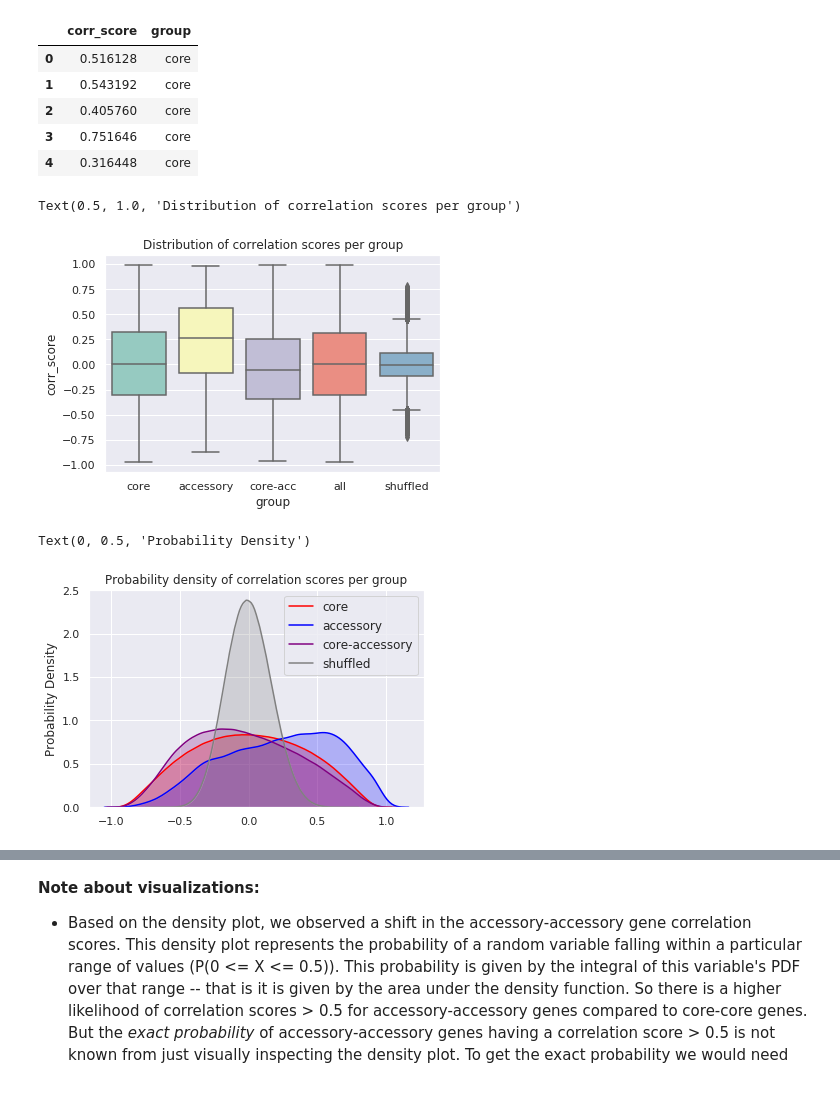
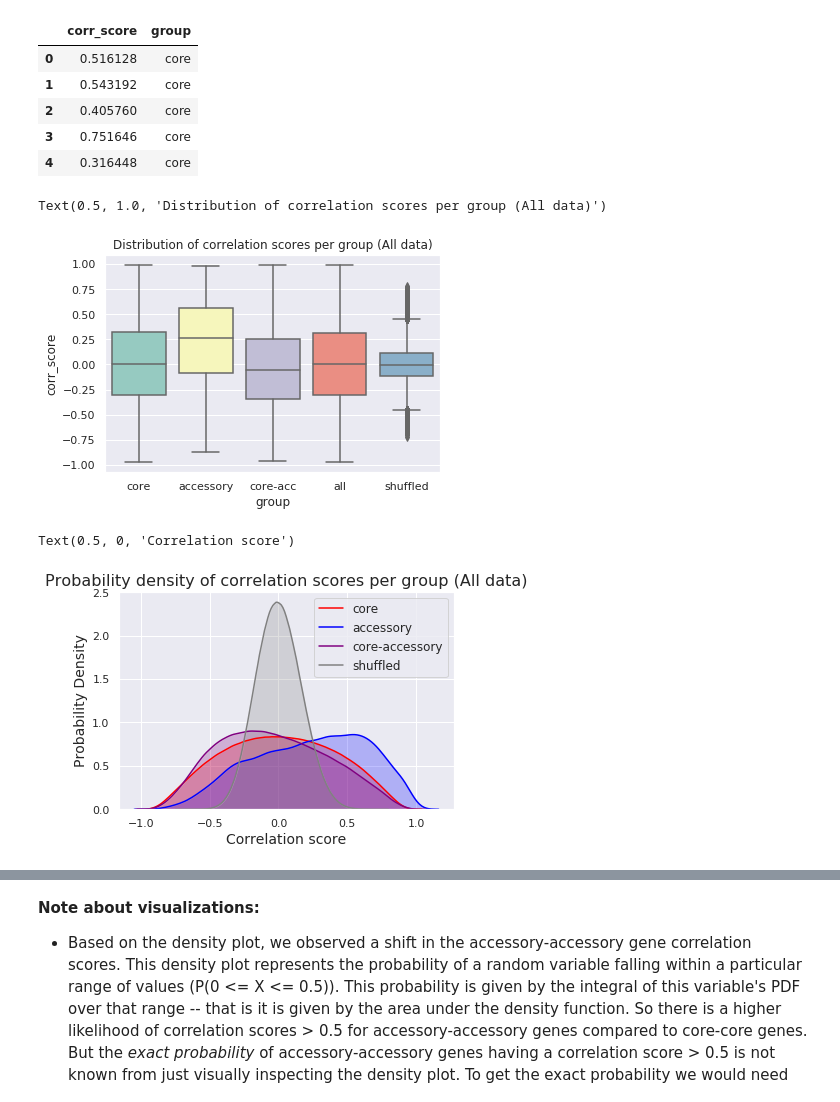
Before and after one commit to greenelab/core-accessory-interactome, a Jupyter notebook: pilot_experiment/2_explore_corr_of_genes.ipynb, the cells around one changed output, grey strips where cells are left out. Drawn from its saved outputs; the diff is of its cells as text; code cells hidden in the pictures.

```diff
--- a/pilot_experiment/2_explore_corr_of_genes.ipynb
+++ b/pilot_experiment/2_explore_corr_of_genes.ipynb
@@ -304,10 +305,10 @@ sns.set()
 sns.boxplot(data=corr_scores_df,
            x='group',
            y='corr_score',
-           palette='Set3').set_title('Distribution of correlation scores per group')
+           palette='Set3').set_title('Distribution of correlation scores per group ({} data)'.format(which_experiments))
 # %% [output]
-Text(0.5, 1.0, 'Distribution of correlation scores per group')
+Text(0.5, 1.0, 'Distribution of correlation scores per group (All data)')
-[figure, old version]
+[figure, new version]
 # %%
 # Distribution plot for core genes
 sns.distplot(real_core_corr_score,
@@ -315,37 +316,39 @@ sns.distplot(real_core_corr_score,
              color='red',
              hist = False,
              kde = True,
              kde_kws = {'shade': True}
             )
 
 sns.distplot(real_acc_corr_score,
              label='accessory',
              color='blue',
              hist = False,
              kde = True,
              kde_kws = {'shade': True}
             )
 sns.distplot(real_core_acc_corr_score,
              label='core-accessory',
              color='purple',
              hist = False,
              kde = True,
              kde_kws = {'shade': True}
             )
 sns.distplot(shuffled_all_corr_score,
              label='shuffled',
              color='grey',
              hist = False,
              kde = True,
              kde_kws = {'shade': True}
             )
 
 plt.legend(prop={'size': 12})
-plt.title('Probability density of correlation scores per group')
-plt.ylabel('Probability Density')
+plt.title('Probability density of correlation scores per group ({} data)'.format(which_experiments),
+          fontsize=16)
+plt.ylabel('Probability Density', fontsize=14)
+plt.xlabel('Correlation score', fontsize=14)
 # %% [output]
-Text(0, 0.5, 'Probability Density')
+Text(0.5, 0, 'Correlation score')
-[figure, old version]
+[figure, new version]
 # %%
 # Get bins using all data
 hist, bins_corr = np.histogram(np.concatenate([real_core_corr_score,
```
Also changed, not shown: parts of 4 cells of this notebook, 1 other file.
